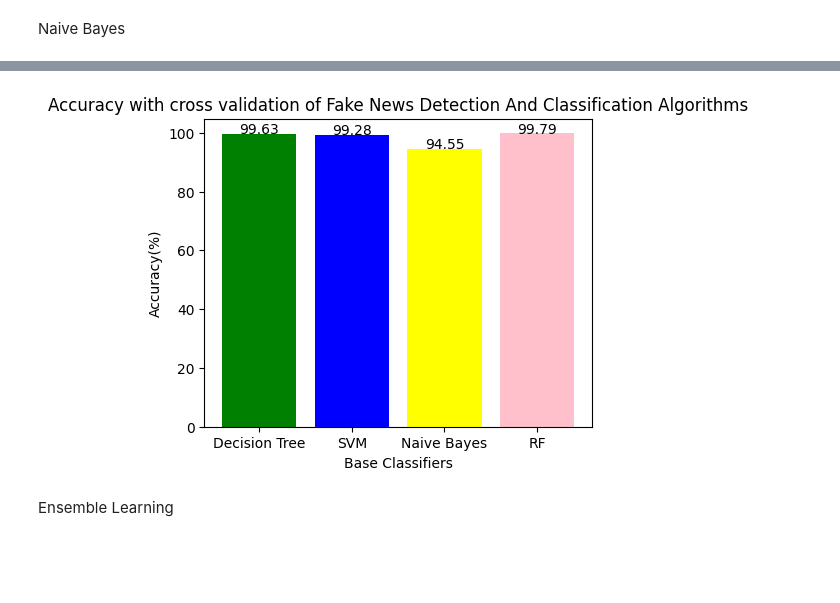
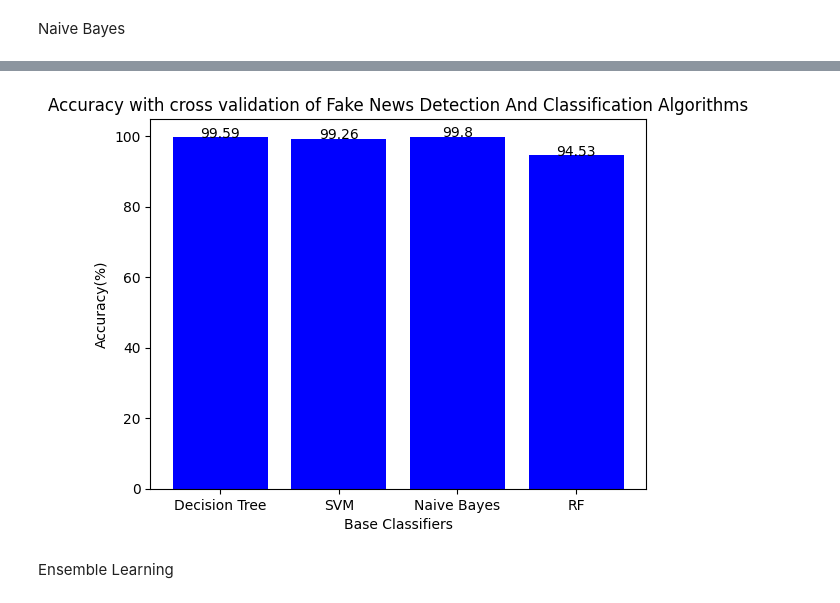
Before and after one commit to guptaaditi123/Fake-News-Detection, a Jupyter notebook: Fake_News_Detection_and_Classification.ipynb, the cells around one changed output, grey strips where cells are left out. Cells and saved outputs as stored; diff of their text form; code cells hidden in the pictures; blank space fills up the shorter version.

```diff
--- a/Fake_News_Detection_and_Classification.ipynb
+++ b/Fake_News_Detection_and_Classification.ipynb
@@ -921,28 +803,28 @@ Accuracy % of the  MultinomialNB() 94.55
 # %%
-DT_accuracy = 99.63
+DT_accuracy = 99.59
 SVM_accuracy = 99.28
-NB_accuracy = 94.55
-RF_accuracy = 99.79
+NB_accuracy = 99.8
+RF_accuracy = 94.53
 
-plt.figure(figsize=(5,4))
+
 # Create a bar chart
 algorithms = ['Decision Tree', 'SVM','Naive Bayes','RF']
 accuracy_scores = [DT_accuracy, SVM_accuracy, NB_accuracy,RF_accuracy]
-colors = ['green', 'blue', 'yellow','pink']
+colors = ['blue', 'blue', 'blue','blue']
 plt.bar(algorithms, accuracy_scores, color=colors)
 
 plt.title('Accuracy with cross validation of Fake News Detection And Classification Algorithms')
 plt.xlabel('Base Classifiers')
 plt.ylabel('Accuracy(%)')
 
 # Add text labels showing the accuracy scores
 for i, v in enumerate(accuracy_scores):
     plt.text(i, v, str(round(v, 3)), ha='center')
 
 # Show the chart
 plt.show()
 # %% [output]
-[figure, old version]
+[figure, new version]
 # %% [markdown]
 Ensemble Learning
 # %%
```
Also changed, not shown: parts of 31 cells of this notebook.
